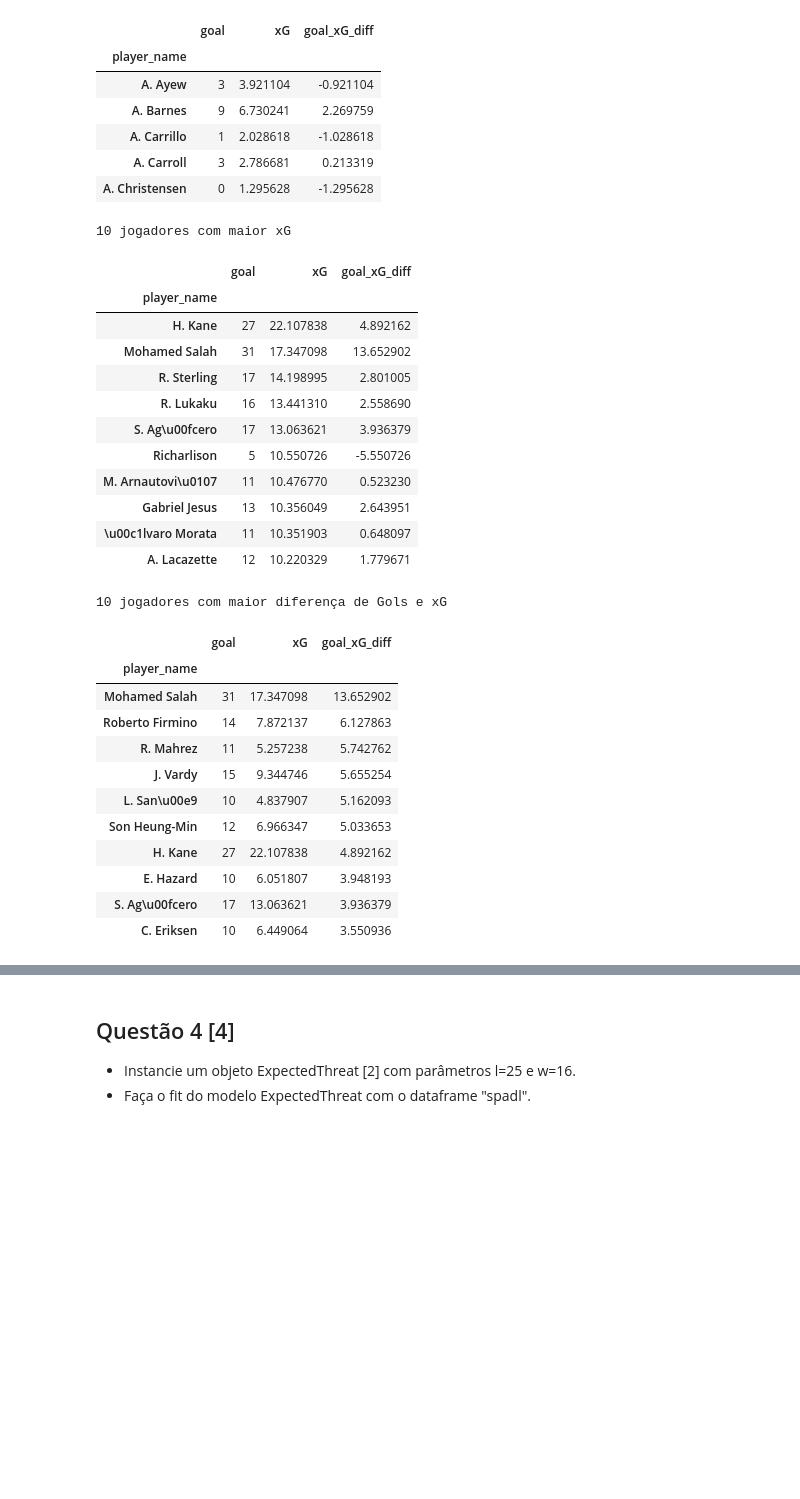
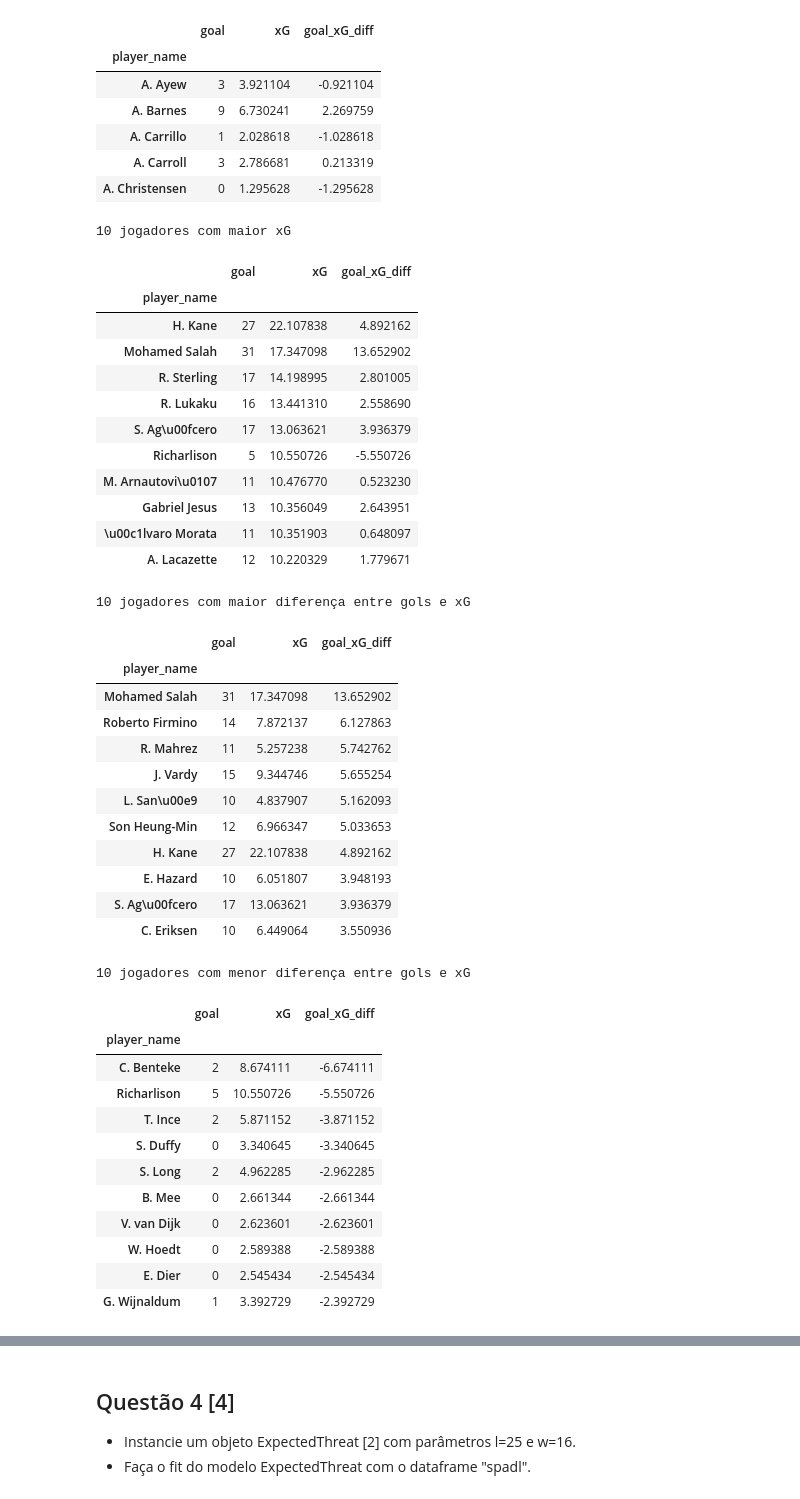
Before and after one commit to lframosferreira/soccer-analytics-notebooks, a Jupyter notebook: atv04/luis_felipe_ramos_ferreira.ipynb, the cells around one changed output, grey strips where cells are left out. Cells and saved outputs as stored; diff of their text form; code cells hidden in the pictures; blank space fills up the shorter version.

Commit message:
[NEW] more analysis on xG and goal difference

```diff
--- a/atv04/luis_felipe_ramos_ferreira.ipynb
+++ b/atv04/luis_felipe_ramos_ferreira.ipynb
@@ -176,38 +176,53 @@ from IPython.display import display_html
 
 largest_xG: pd.DataFrame = xG_goal_sum.nlargest(n=10, columns=["xG"])
 largest_goal_xG_diff: pd.DataFrame = xG_goal_sum.nlargest(n=10, columns=["goal_xG_diff"])
+largest_xG_goal_diff: pd.DataFrame = xG_goal_sum.nsmallest(n=10, columns=["goal_xG_diff"])
 
 largest_xG = largest_xG.style.set_table_attributes("style='display:inline'").set_caption("10 jogadores com maior xG")
-largest_goal_xG_diff = largest_goal_xG_diff.style.set_table_attributes("style='display:inline'").set_caption("10 jogadores com maior diferença de Gols e xG")
+largest_goal_xG_diff = largest_goal_xG_diff.style.set_table_attributes("style='display:inline'").set_caption("10 jogadores com maior diferença entre gols e xG")
+smallest_goal_xG_diff = largest_xG_goal_diff.style.set_table_attributes("style='display:inline'").set_caption("10 jogadores com menor diferença entre gols e xG")
 
-display_html(largest_xG._repr_html_() + largest_goal_xG_diff._repr_html_(), raw=True)
+display_html(largest_xG._repr_html_() + largest_goal_xG_diff._repr_html_() + smallest_goal_xG_diff._repr_html_(), raw=True)
 # %% [output]
 10 jogadores com maior xG
 |  | goal | xG | goal_xG_diff |
 | player_name |  |  |  |
 | H. Kane | 27 | 22.107838 | 4.892162 |
 | Mohamed Salah | 31 | 17.347098 | 13.652902 |
 | R. Sterling | 17 | 14.198995 | 2.801005 |
 | R. Lukaku | 16 | 13.441310 | 2.558690 |
 | S. Ag\u00fcero | 17 | 13.063621 | 3.936379 |
 | Richarlison | 5 | 10.550726 | -5.550726 |
 | M. Arnautovi\u0107 | 11 | 10.476770 | 0.523230 |
 | Gabriel Jesus | 13 | 10.356049 | 2.643951 |
 | \u00c1lvaro Morata | 11 | 10.351903 | 0.648097 |
 | A. Lacazette | 12 | 10.220329 | 1.779671 |
-10 jogadores com maior diferença de Gols e xG
+10 jogadores com maior diferença entre gols e xG
 |  | goal | xG | goal_xG_diff |
 | player_name |  |  |  |
 | Mohamed Salah | 31 | 17.347098 | 13.652902 |
 | Roberto Firmino | 14 | 7.872137 | 6.127863 |
 | R. Mahrez | 11 | 5.257238 | 5.742762 |
 | J. Vardy | 15 | 9.344746 | 5.655254 |
 | L. San\u00e9 | 10 | 4.837907 | 5.162093 |
 | Son Heung-Min | 12 | 6.966347 | 5.033653 |
 | H. Kane | 27 | 22.107838 | 4.892162 |
 | E. Hazard | 10 | 6.051807 | 3.948193 |
 | S. Ag\u00fcero | 17 | 13.063621 | 3.936379 |
 | C. Eriksen | 10 | 6.449064 | 3.550936 |
+10 jogadores com menor diferença entre gols e xG
+|  | goal | xG | goal_xG_diff |
+| player_name |  |  |  |
+| C. Benteke | 2 | 8.674111 | -6.674111 |
+| Richarlison | 5 | 10.550726 | -5.550726 |
+| T. Ince | 2 | 5.871152 | -3.871152 |
+| S. Duffy | 0 | 3.340645 | -3.340645 |
+| S. Long | 2 | 4.962285 | -2.962285 |
+| B. Mee | 0 | 2.661344 | -2.661344 |
+| V. van Dijk | 0 | 2.623601 | -2.623601 |
+| W. Hoedt | 0 | 2.589388 | -2.589388 |
+| E. Dier | 0 | 2.545434 | -2.545434 |
+| G. Wijnaldum | 1 | 3.392729 | -2.392729 |
 # %% [markdown]
 Os 10 jogadores com maior *xG* calculados são atacantes dos principais clubes da Premier League, o que era esperado, já que atacantes costumam chutar muito mais ao gol adversário do que o restante da equipe, além de que tais chutes comumente são de posições favoráveis à marcação do gol. Mohamed Salah, o segundo colocado, foi o artilheiro do campeonato inglês na temporada 17/18 com 32 gols marcados, portanto não é surpresa alguma sua colocação na classificação gerada. O líder Harry Kane, por sua vez, é um grande centroavante, conhecido por ser um grande finalizador, portanto sua posição na liderança também não é nenhuma surpresa, fora o fato de que na temporada em questão ele foi o vice-artilheiro, com 30 gols marcados.
 
```
Also changed, not shown: parts of 1 cell of this notebook.
